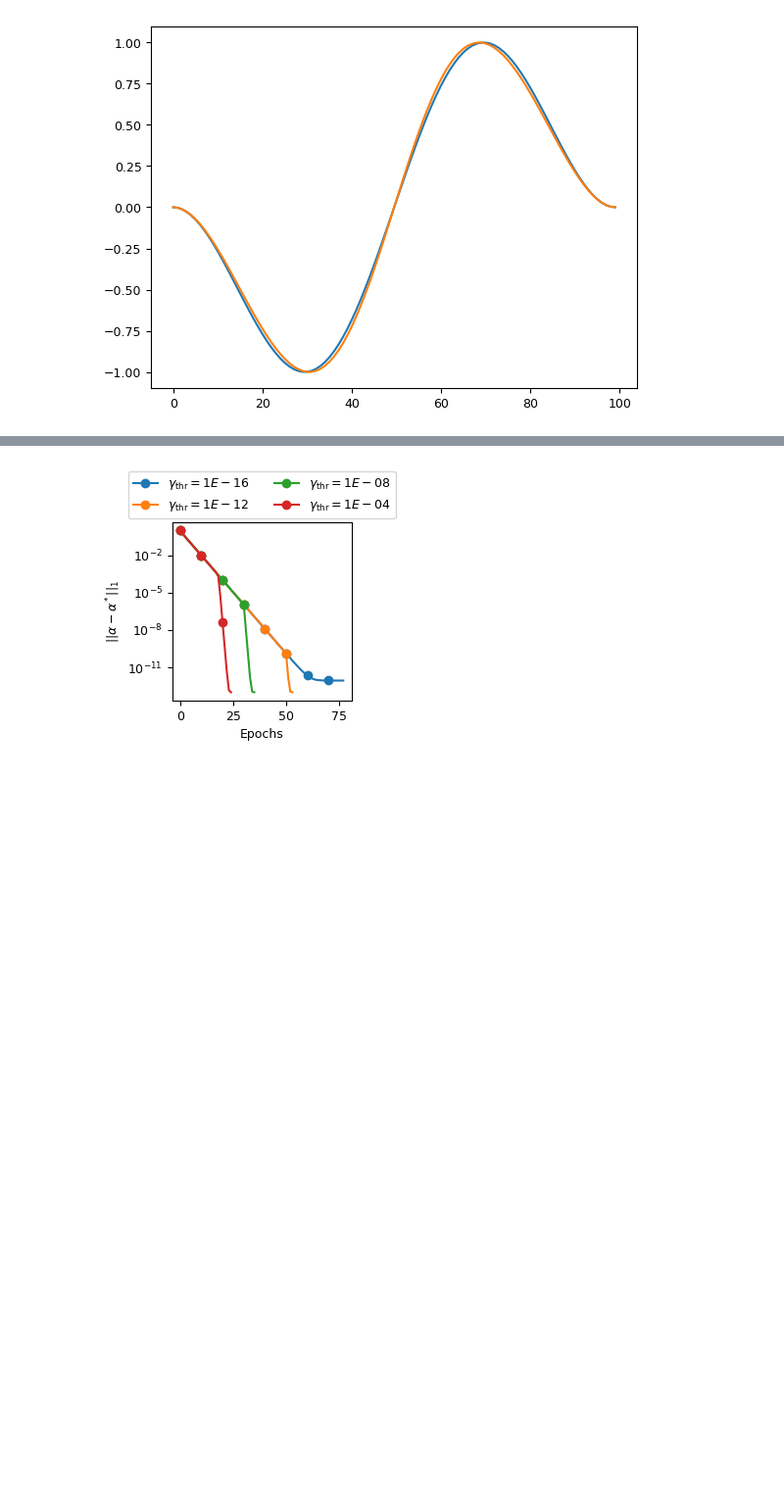
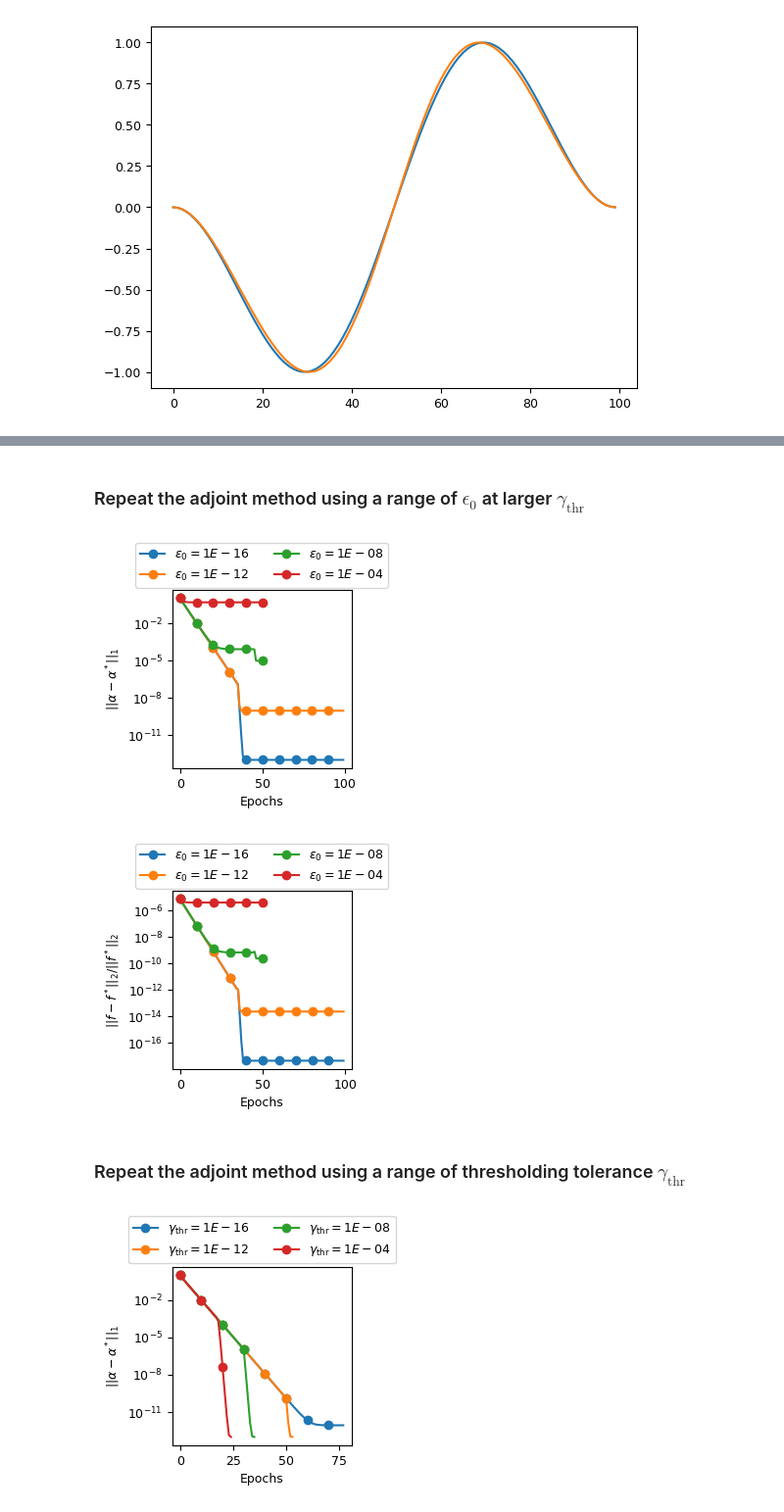
Before and after one commit to mohsensadr/DiscoverPDEAdjoint, a Jupyter notebook: DiscoverPDEsAdjointMethod.ipynb, the cells around one changed output, grey strips where cells are left out. Shown at 98% size. Saved outputs shown, nothing was run; the diff lists cells and outputs as text; code cells hidden in the pictures; blank space fills up the shorter version.

```diff
--- a/DiscoverPDEsAdjointMethod.ipynb
+++ b/DiscoverPDEsAdjointMethod.ipynb
@@ -2879,3 +2884,66 @@ plt.savefig(name+".pdf",format='pdf', bbox_inches="tight", dpi=300)
+# %% [markdown]
+### Repeat the adjoint method using a range of $\epsilon_0$ at larger $\gamma_\mathrm{thr}$
+# %%
+from decimal import Decimal
+
+fs = fs0.copy()
+
+ds = np.array([[1], [2], [3]])
+ps = np.array([[1], [2], [3]])
+
+eps0_s = [1e-16, 1e-12, 1e-8, 1e-4]
+
+losses_ = [[] for i in range(len(eps0_s))]
+estimated_params_ = [[] for i in range(len(eps0_s))]
+eps_ = [[] for i in range(len(eps0_s))]
+k = 0
+for eps0 in eps0_s:
+    estimated_params, eps, losses = AdjointFindPDE(fs, dx, nt=nt, dt=dts, avg=False, gamma=1e-3, epochs=100, epthr=100, beta = 0.002, ds=ds, ps=ps, V = L, tol = 1e-16, tol_thr=1e-9, eps0=eps0)
+    losses_[k] = losses
+    estimated_params_[k] = estimated_params
+    k = k + 1
+# %%
+problem = "1D_burgers_eq_epsilon0_1e-6thr_study"
+
+i_pde = 0
+plt.figure(figsize=(size*cm, size*cm))
+k = 0
+for eps0 in eps0_s:
+    estimated_params = estimated_params_[k]
+    err_coeff = 0*estimated_params[:,0,0,0]
+    for id, d in enumerate(ds):
+        for ip, p in enumerate(ps):
+            if ( d[0]==1 and p[0]==2 ):
+                err_coeff += abs(estimated_params[:,i_pde,id,ip]-A_ex)
+            else:
+               err_coeff += abs(estimated_params[:,i_pde,id,ip])
+    plt.plot(err_coeff, label=r"$\epsilon_0="+'%.E' % Decimal(eps0)+"$", marker="o", markevery=10)
+    k = k + 1
+plt.legend(loc='upper center', bbox_to_anchor=(0.5, 1.3), ncol=2)
+plt.ylabel(r'$||\alpha-\alpha^*||_1$')
+plt.xlabel('Epochs')
+plt.yscale('log')
+name = problem + "_" + "coeff_error"
+plt.savefig(name+".pdf",format='pdf', bbox_inches="tight", dpi=300)
+plt.show()
+
+
+plt.figure(figsize=(size*cm, size*cm))
+k = 0
+for eps0 in eps0_s:
+    plt.plot(np.array(losses_[k])**0.5, label=r"$\epsilon_0="+'%.E' % Decimal(eps0)+"$", marker="o", markevery=10)
+    k = k + 1
+plt.legend(loc='upper center', bbox_to_anchor=(0.5, 1.3), ncol=2)
+plt.yscale("log")
+plt.ylabel(r'$||f-f^*||_2/||f^*||_2$')
+plt.xlabel('Epochs')
+name = problem + "_" + "L2error_comp"
+plt.savefig(name+".pdf",format='pdf', bbox_inches="tight", dpi=300)
+# %% [output]
+[figure, added]
+[figure, added]
+# %% [markdown]
+### Repeat the adjoint method using a range of thresholding tolerance $\gamma_\mathrm{thr}$
 # %%
 from decimal import Decimal
 
```
Also changed, not shown: parts of 17 cells of this notebook.
